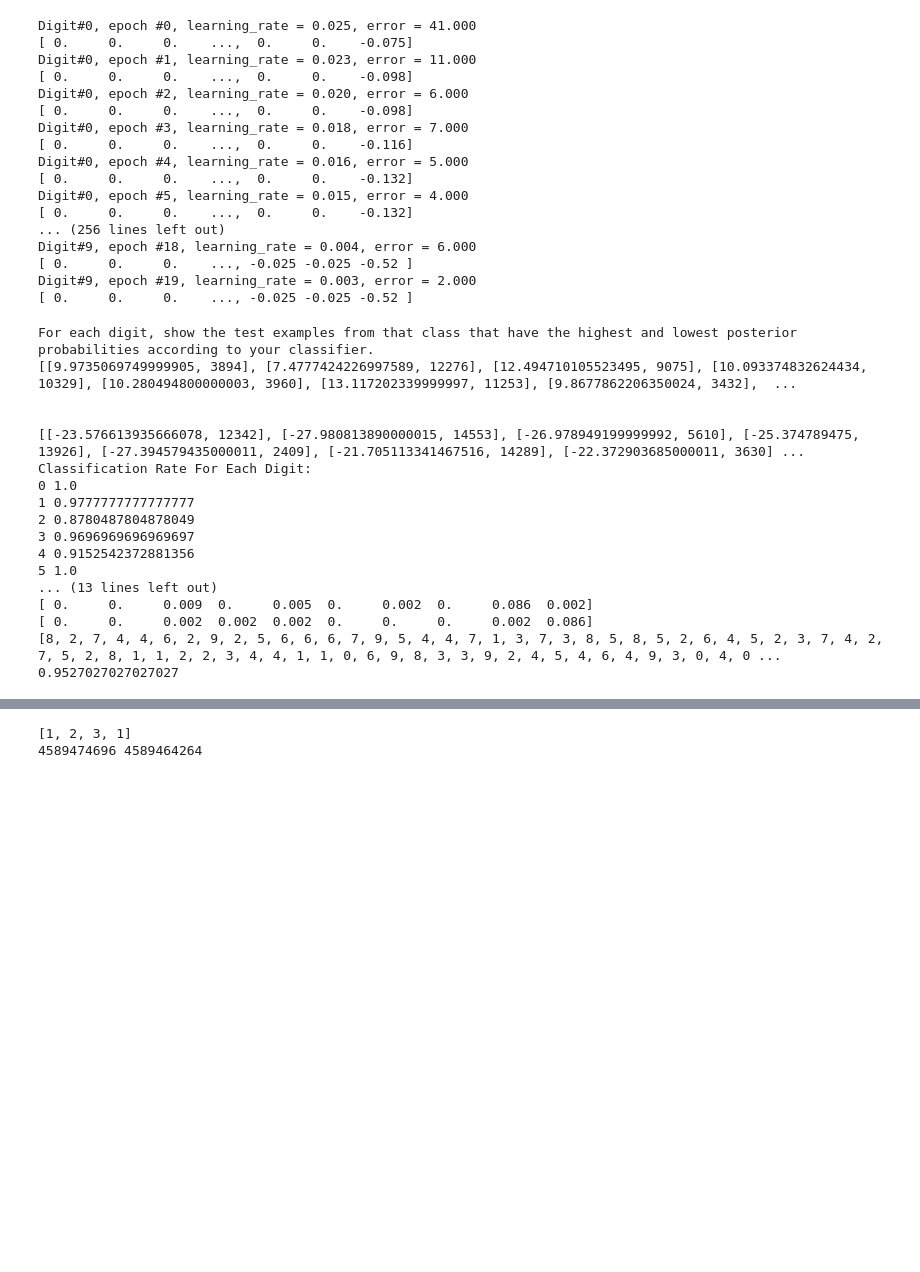
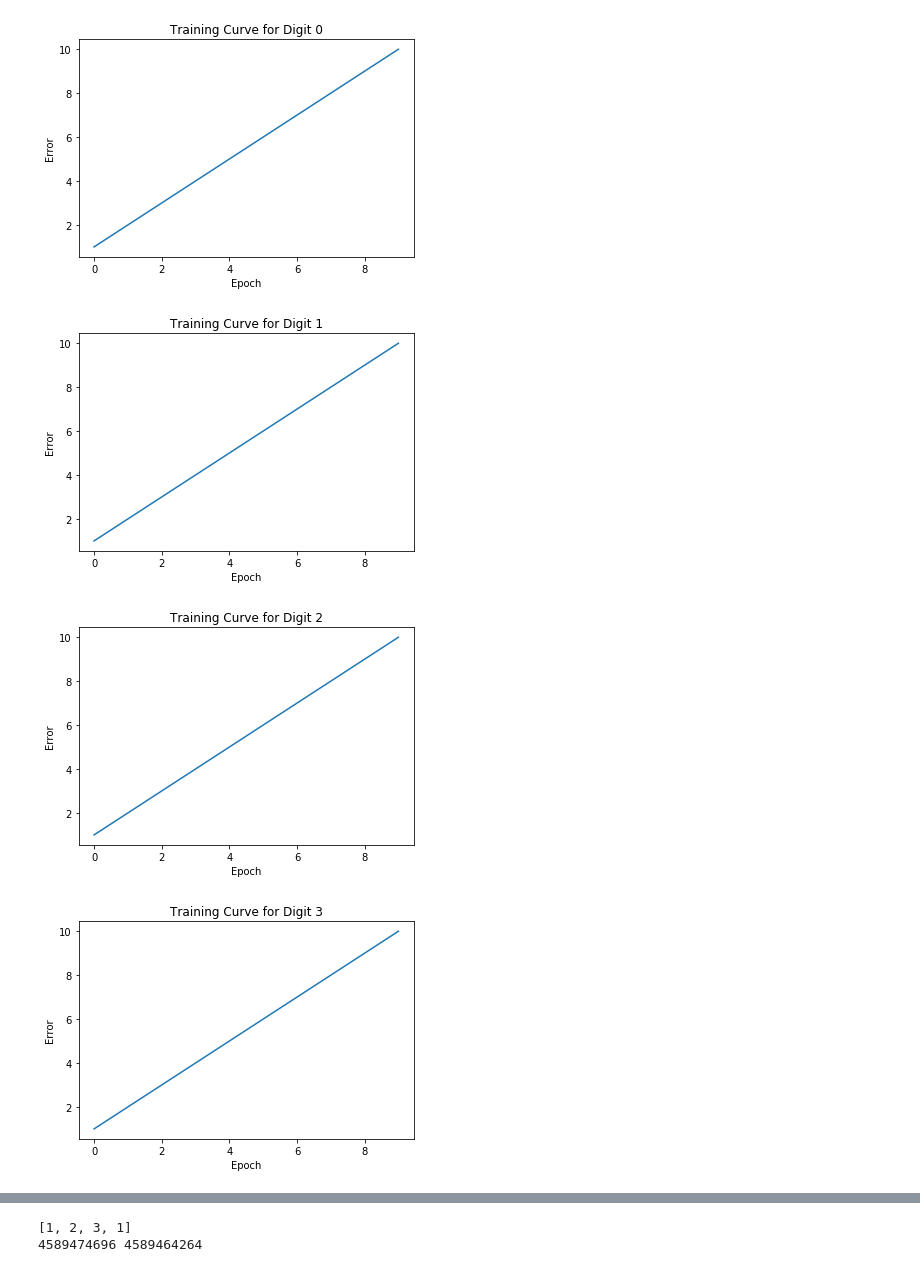
Before and after one commit to pjh177787/amp, a Jupyter notebook: MP3/Playground.ipynb, the cells around one changed output, grey strips where cells are left out. Drawn from its saved outputs; the diff is of its cells as text; code cells hidden in the pictures; blank space fills up the shorter version.

```diff
--- a/MP3/Playground.ipynb
+++ b/MP3/Playground.ipynb
@@ -11,40 +0,0 @@ p = Preceptron(trainfile_name, testfile_name)
-# %%
-p.perceptron_train(0.025, 20)
-# %% [output]
-Digit#0, epoch #0, learning_rate = 0.025, error = 41.000
-[ 0.     0.     0.    ...,  0.     0.    -0.075]
-Digit#0, epoch #1, learning_rate = 0.023, error = 11.000
-[ 0.     0.     0.    ...,  0.     0.    -0.098]
-Digit#0, epoch #2, learning_rate = 0.020, error = 6.000
-[ 0.     0.     0.    ...,  0.     0.    -0.098]
-Digit#0, epoch #3, learning_rate = 0.018, error = 7.000
-[ 0.     0.     0.    ...,  0.     0.    -0.116]
-Digit#0, epoch #4, learning_rate = 0.016, error = 5.000
-[ 0.     0.     0.    ...,  0.     0.    -0.132]
-Digit#0, epoch #5, learning_rate = 0.015, error = 4.000
-[ 0.     0.     0.    ...,  0.     0.    -0.132]
-... (256 lines left out)
-Digit#9, epoch #18, learning_rate = 0.004, error = 6.000
-[ 0.     0.     0.    ..., -0.025 -0.025 -0.52 ]
-Digit#9, epoch #19, learning_rate = 0.003, error = 2.000
-[ 0.     0.     0.    ..., -0.025 -0.025 -0.52 ]
-# %%
-p.perceptron_test()
-# %% [output]
-For each digit, show the test examples from that class that have the highest and lowest posterior probabilities according to your classifier.
-[[9.9735069749999905, 3894], [7.4777424226997589, 12276], [12.494710105523495, 9075], [10.093374832624434, 10329], [10.280494800000003, 3960], [13.117202339999997, 11253], [9.8677862206350024, 3432],  ...
-
-
-[[-23.576613935666078, 12342], [-27.980813890000015, 14553], [-26.978949199999992, 5610], [-25.374789475, 13926], [-27.394579435000011, 2409], [-21.705113341467516, 14289], [-22.372903685000011, 3630] ...
-Classification Rate For Each Digit:
-0 1.0
-1 0.9777777777777777
-2 0.8780487804878049
-3 0.9696969696969697
-4 0.9152542372881356
-5 1.0
-... (13 lines left out)
-[ 0.     0.     0.009  0.     0.005  0.     0.002  0.     0.086  0.002]
-[ 0.     0.     0.002  0.002  0.002  0.     0.     0.     0.002  0.086]
-[8, 2, 7, 4, 4, 6, 2, 9, 2, 5, 6, 6, 6, 7, 9, 5, 4, 4, 7, 1, 3, 7, 3, 8, 5, 8, 5, 2, 6, 4, 5, 2, 3, 7, 4, 2, 7, 5, 2, 8, 1, 1, 2, 2, 3, 4, 4, 1, 1, 0, 6, 9, 8, 3, 3, 9, 2, 4, 5, 4, 6, 4, 9, 3, 0, 4, 0 ...
-0.9527027027027027
@@ -50,0 +4,19 @@ Classification Rate For Each Digit:
+# %%
+A = [1, 2, 3, 4, 5, 6, 7, 8, 9, 10]
+Arr = []
+for i in range(10):
+    Arr.append(A)
+
+for i in range(len(Arr)):
+    plt.figure(i)
+    plt.plot(Arr[i])
+    plt.title("Training Curve for Digit %d" %(i))
+    plt.xlabel("Epoch")
+    plt.ylabel("Error")
+    plt.show()
+#     plt.savefig('src/learning_curve%d.png' %(i))
+# %% [output]
+[figure, added]
+[figure, added]
+[figure, added]
+[figure, added]
```
Also changed, not shown: parts of 3 cells of this notebook, 34 other files.
